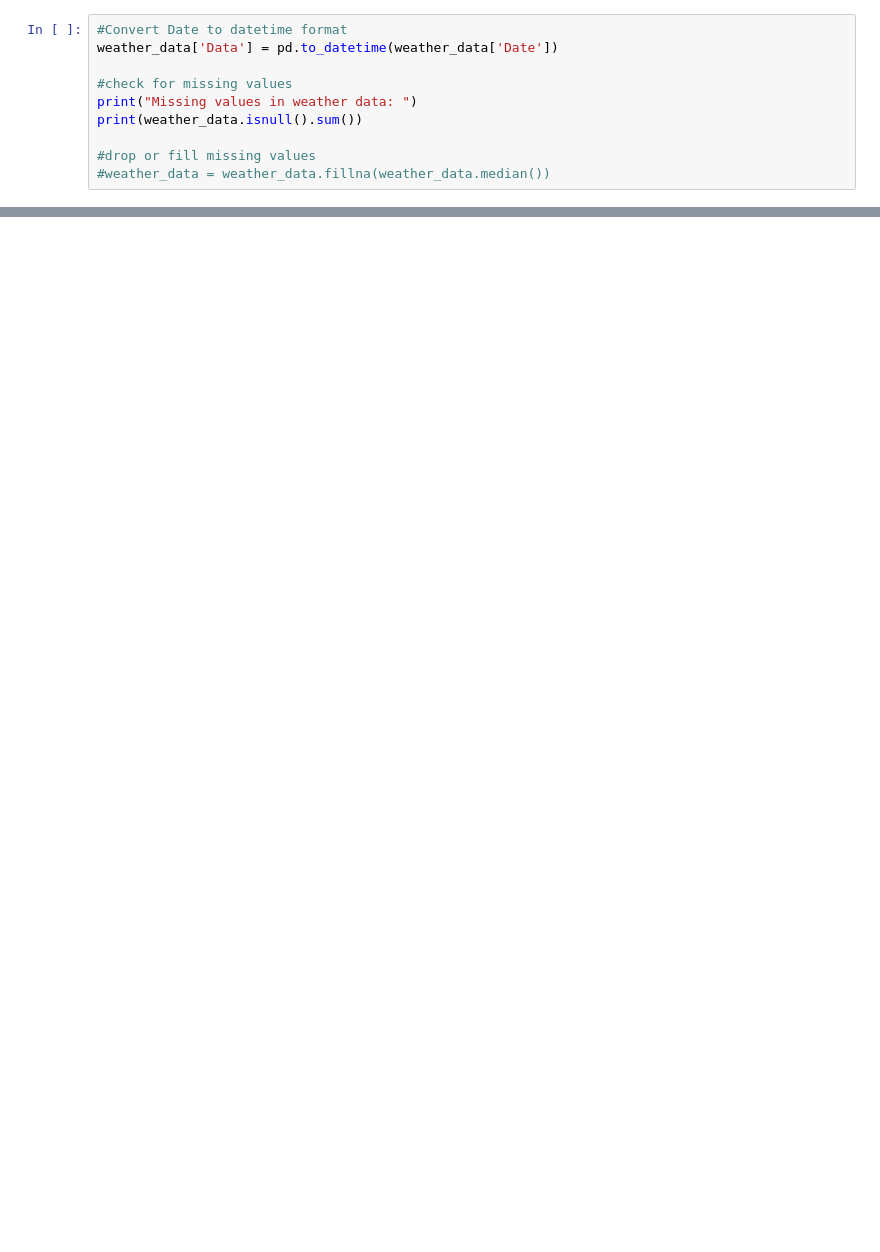
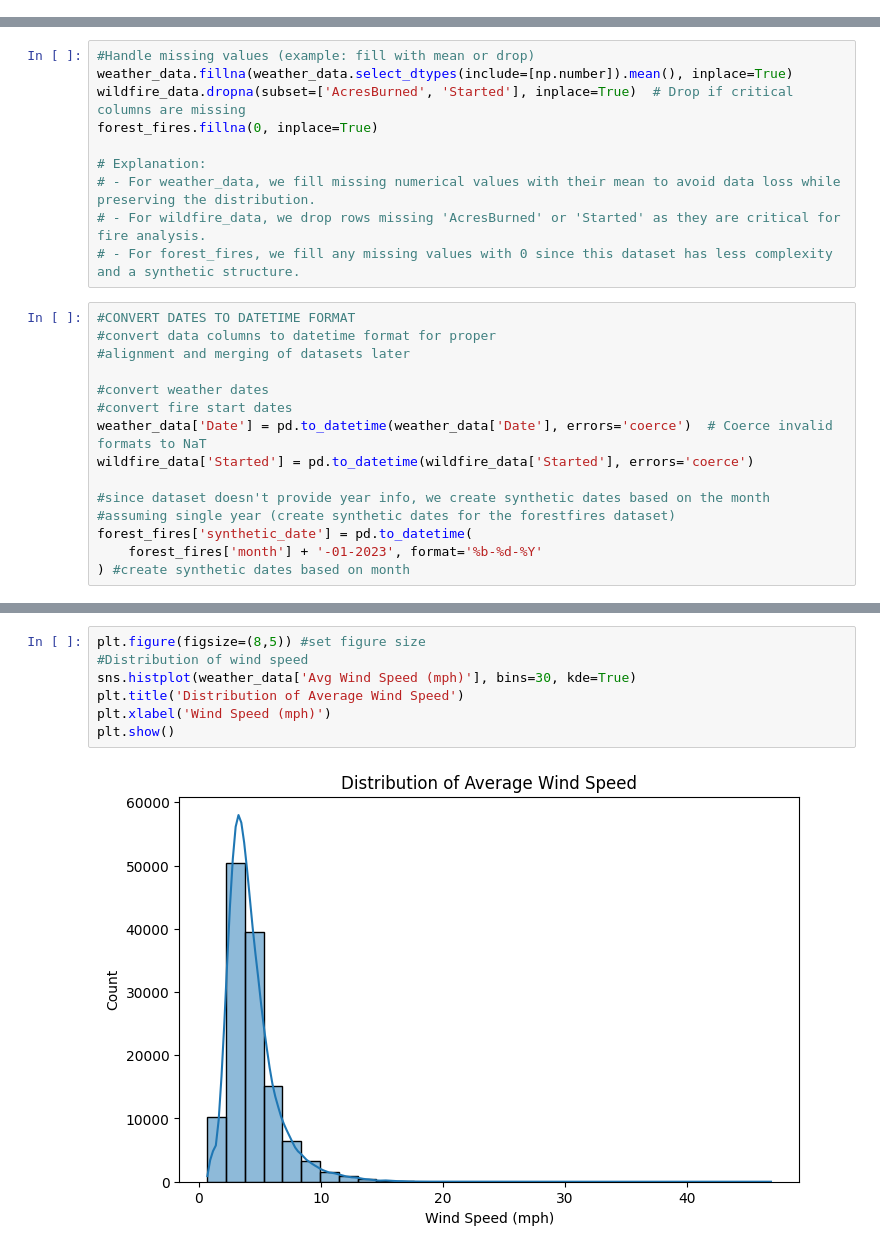
Before and after one commit to jasperdolar/Project-Wildfires, a Jupyter notebook: project.ipynb, the cells around one changed output, grey strips where cells are left out. Cells and saved outputs as stored; diff of their text form; blank space fills up the shorter version.

```diff
--- a/project.ipynb
+++ b/project.ipynb
@@ -44,10 +18,0 @@ Forest Fire Data:
-# %%
-#Convert Date to datetime format
-weather_data['Data'] = pd.to_datetime(weather_data['Date'])
-
-#check for missing values
-print("Missing values in weather data: ")
-print(weather_data.isnull().sum())
-
-#drop or fill missing values
-#weather_data = weather_data.fillna(weather_data.median())
@@ -75,0 +104,25 @@ TypeError: Cannot convert [['FivePoints' 'FivePoints' 'FivePoints' ... 'Linden'
+# %%
+#Handle missing values (example: fill with mean or drop)
+weather_data.fillna(weather_data.select_dtypes(include=[np.number]).mean(), inplace=True)
+wildfire_data.dropna(subset=['AcresBurned', 'Started'], inplace=True)  # Drop if critical columns are missing
+forest_fires.fillna(0, inplace=True)
+
+# Explanation:
+# - For weather_data, we fill missing numerical values with their mean to avoid data loss while preserving the distribution.
+# - For wildfire_data, we drop rows missing 'AcresBurned' or 'Started' as they are critical for fire analysis.
+# - For forest_fires, we fill any missing values with 0 since this dataset has less complexity and a synthetic structure.
+# %%
+#CONVERT DATES TO DATETIME FORMAT
+#convert data columns to datetime format for proper
+#alignment and merging of datasets later
+
+#convert weather dates
+#convert fire start dates
+weather_data['Date'] = pd.to_datetime(weather_data['Date'], errors='coerce')  # Coerce invalid formats to NaT
+wildfire_data['Started'] = pd.to_datetime(wildfire_data['Started'], errors='coerce')
+
+#since dataset doesn't provide year info, we create synthetic dates based on the month
+#assuming single year (create synthetic dates for the forestfires dataset)
+forest_fires['synthetic_date'] = pd.to_datetime(
+    forest_fires['month'] + '-01-2023', format='%b-%d-%Y'
+) #create synthetic dates based on month
@@ -75,0 +142,9 @@ TypeError: Cannot convert [['FivePoints' 'FivePoints' 'FivePoints' ... 'Linden'
+# %%
+plt.figure(figsize=(8,5)) #set figure size
+#Distribution of wind speed
+sns.histplot(weather_data['Avg Wind Speed (mph)'], bins=30, kde=True)
+plt.title('Distribution of Average Wind Speed')
+plt.xlabel('Wind Speed (mph)')
+plt.show()
+# %% [output]
+[figure, added]
```
Also changed, not shown: parts of 11 cells of this notebook.
